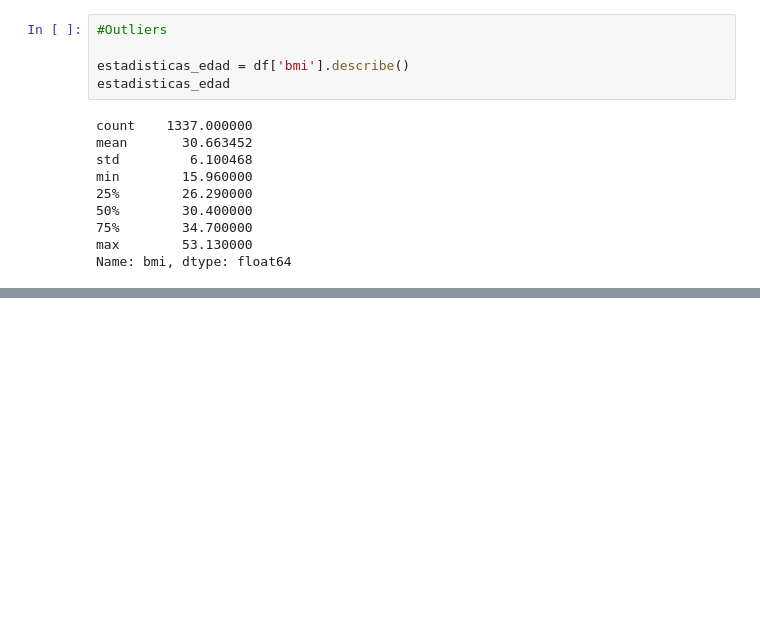
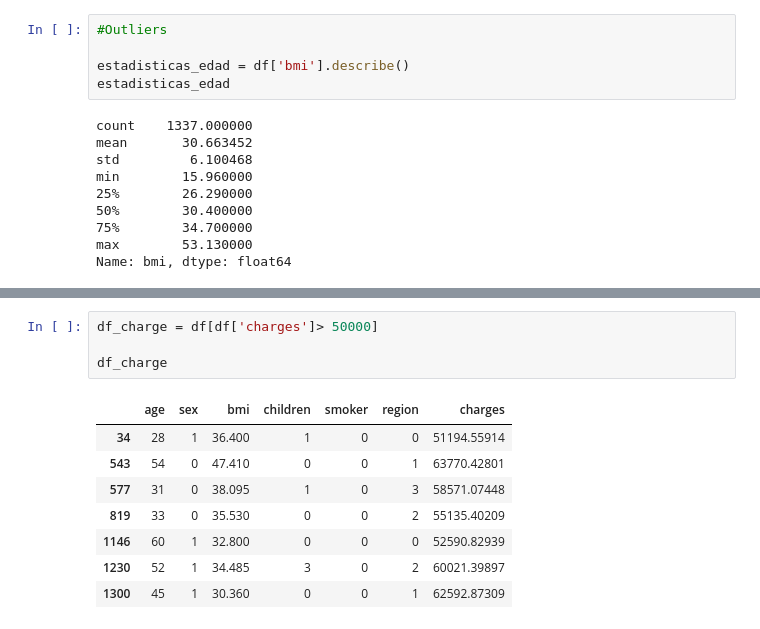
Before and after one commit to bartowen/linear_regression, a Jupyter notebook: src/explore.ipynb, the cells around one changed output, grey strips where cells are left out. Drawn from its saved outputs; the diff is of its cells as text; blank space fills up the shorter version.

```diff
--- a/src/explore.ipynb
+++ b/src/explore.ipynb
@@ -292,0 +383,13 @@ ut.analisis_ric('age',df)
+# %%
+df_charge = df[df['charges']> 50000]
+
+df_charge
+# %% [output]
+|  | age | sex | bmi | children | smoker | region | charges |
+| 34 | 28 | 1 | 36.400 | 1 | 0 | 0 | 51194.55914 |
+| 543 | 54 | 0 | 47.410 | 0 | 0 | 1 | 63770.42801 |
+| 577 | 31 | 0 | 38.095 | 1 | 0 | 3 | 58571.07448 |
+| 819 | 33 | 0 | 35.530 | 0 | 0 | 2 | 55135.40209 |
+| 1146 | 60 | 1 | 32.800 | 0 | 0 | 0 | 52590.82939 |
+| 1230 | 52 | 1 | 34.485 | 3 | 0 | 2 | 60021.39897 |
+| 1300 | 45 | 1 | 30.360 | 0 | 0 | 1 | 62592.87309 |
```
Also changed, not shown: parts of 10 cells of this notebook.
